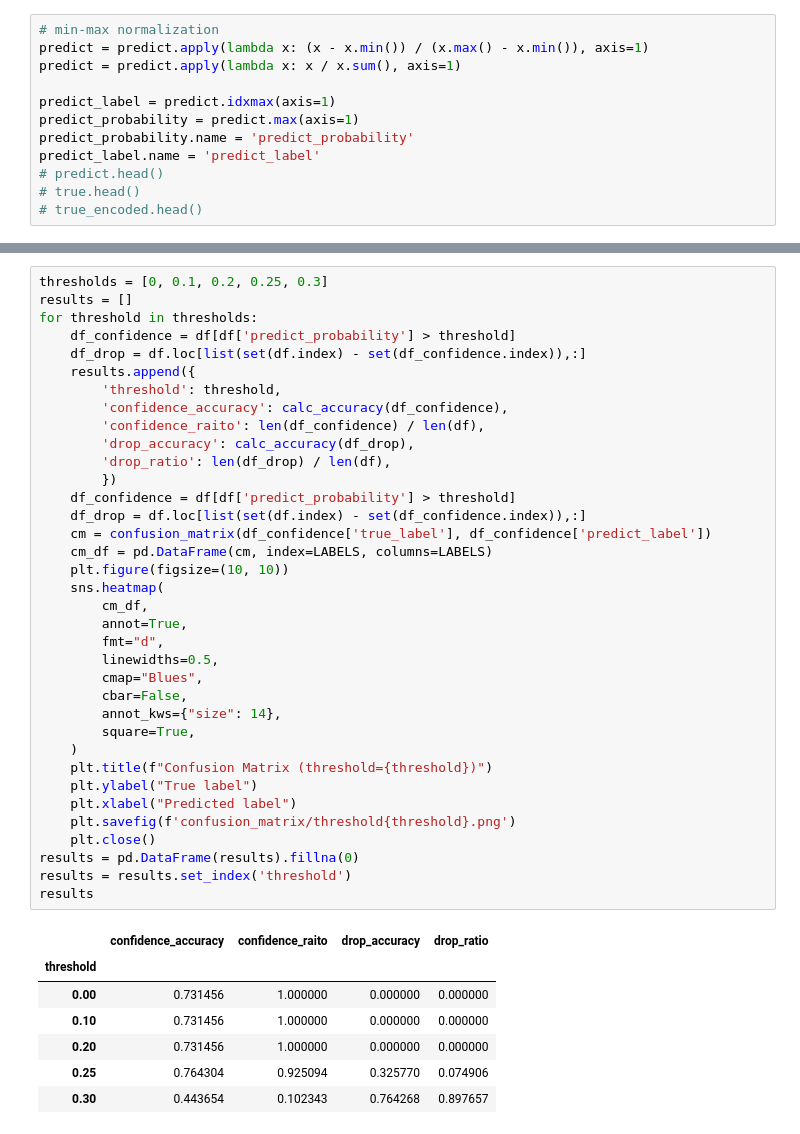
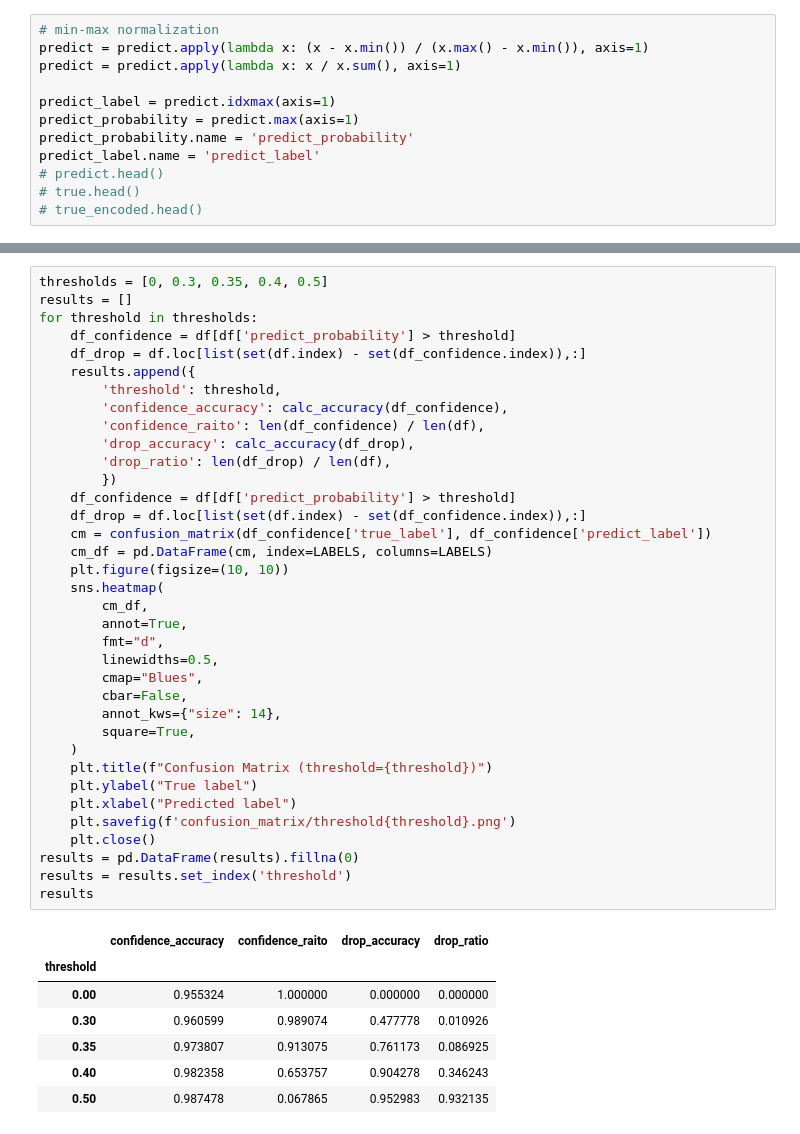
Before and after one commit to rakawanegan/humanactivityrecognition_portfolio, a Jupyter notebook: result/error_bar/cnn1d/analysis.ipynb, the cells around one changed output, grey strips where cells are left out. Drawn from its saved outputs; the diff is of its cells as text.

```diff
--- a/result/error_bar/cnn1d/analysis.ipynb
+++ b/result/error_bar/cnn1d/analysis.ipynb
@@ -82,6 +82,6 @@ median    0.265037
 Name: predict_probability, dtype: float64
 # %%
-thresholds = [0, 0.1, 0.2, 0.25, 0.3]
+thresholds = [0, 0.3, 0.35, 0.4, 0.5]
 results = []
 for threshold in thresholds:
     df_confidence = df[df['predict_probability'] > threshold]
@@ -92,35 +92,35 @@ for threshold in thresholds:
         'confidence_raito': len(df_confidence) / len(df),
         'drop_accuracy': calc_accuracy(df_drop),
         'drop_ratio': len(df_drop) / len(df),
         })
     df_confidence = df[df['predict_probability'] > threshold]
     df_drop = df.loc[list(set(df.index) - set(df_confidence.index)),:]
     cm = confusion_matrix(df_confidence['true_label'], df_confidence['predict_label'])
     cm_df = pd.DataFrame(cm, index=LABELS, columns=LABELS)
     plt.figure(figsize=(10, 10))
     sns.heatmap(
         cm_df,
         annot=True,
         fmt="d",
         linewidths=0.5,
         cmap="Blues",
         cbar=False,
         annot_kws={"size": 14},
         square=True,
     )
     plt.title(f"Confusion Matrix (threshold={threshold})")
     plt.ylabel("True label")
     plt.xlabel("Predicted label")
     plt.savefig(f'confusion_matrix/threshold{threshold}.png')
     plt.close()
 results = pd.DataFrame(results).fillna(0)
 results = results.set_index('threshold')
 results
 # %% [output]
 |  | confidence_accuracy | confidence_raito | drop_accuracy | drop_ratio |
 | threshold |  |  |  |  |
-| 0.00 | 0.731456 | 1.000000 | 0.000000 | 0.000000 |
-| 0.10 | 0.731456 | 1.000000 | 0.000000 | 0.000000 |
-| 0.20 | 0.731456 | 1.000000 | 0.000000 | 0.000000 |
-| 0.25 | 0.764304 | 0.925094 | 0.325770 | 0.074906 |
-| 0.30 | 0.443654 | 0.102343 | 0.764268 | 0.897657 |
+| 0.00 | 0.955324 | 1.000000 | 0.000000 | 0.000000 |
+| 0.30 | 0.960599 | 0.989074 | 0.477778 | 0.010926 |
+| 0.35 | 0.973807 | 0.913075 | 0.761173 | 0.086925 |
+| 0.40 | 0.982358 | 0.653757 | 0.904278 | 0.346243 |
+| 0.50 | 0.987478 | 0.067865 | 0.952983 | 0.932135 |
```
Also changed, not shown: parts of 4 cells of this notebook, 11 other files.
